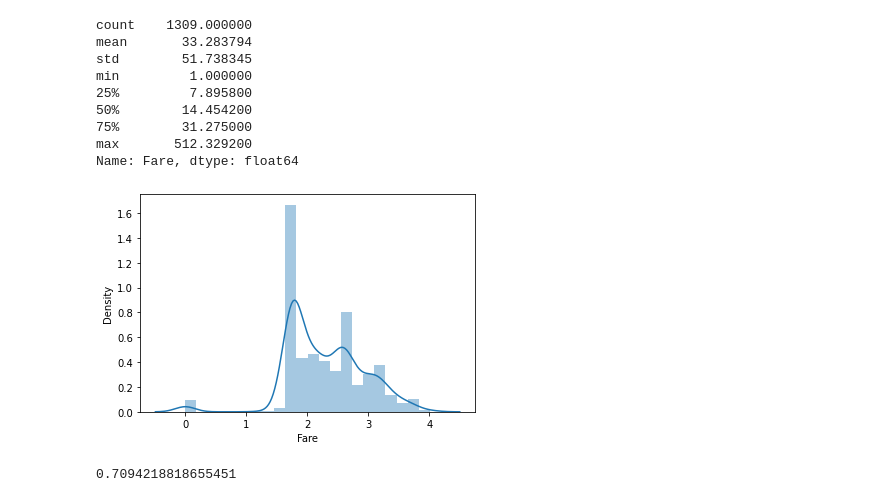
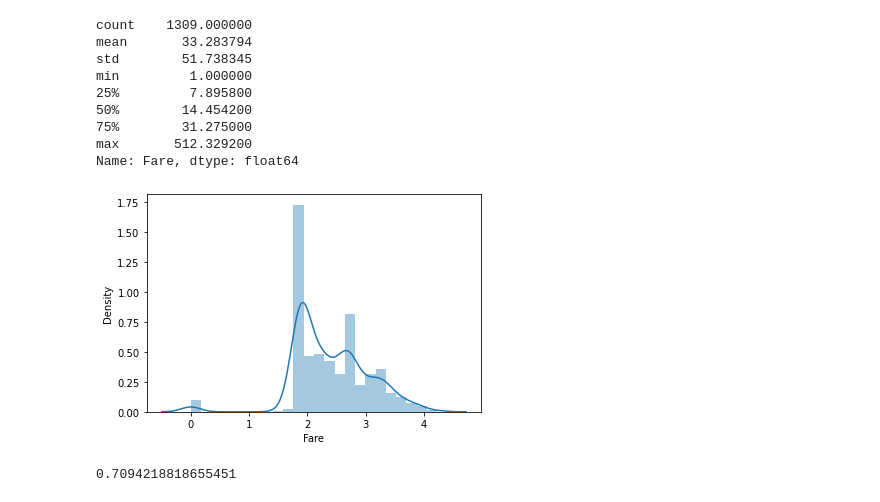
Before and after one commit to yuzonshen/ML100Days, a Jupyter notebook: homework/D023_數值型特徵-去除偏態_HW.ipynb, the cells around one changed output. Drawn from its saved outputs; the diff is of its cells as text; code cells hidden in the pictures.

```diff
--- a/homework/D023_數值型特徵-去除偏態_HW.ipynb
+++ b/homework/D023_數值型特徵-去除偏態_HW.ipynb
@@ -135,19 +137,22 @@ max       512.329200
 Name: Fare, dtype: float64
 # %%
 # 將 Fare 取 boxcox 後, 看散佈圖, 並計算分數 (執行會有 error, 請試圖修正)
+# 為使Fare=0 為正值, 將所有Fare的值 全數加 1 的方式 較合理!!
+
 from scipy import stats
 df_fixed = copy.deepcopy(df)
 
-df_fixed.loc[df_fixed['Fare']==0,['Fare']] = 1
+# df_fixed.loc[df_fixed['Fare']==0,['Fare']] = 1
+df_fixed['Fare'] = df_fixed['Fare'] + 1
 
 df_fixed['Fare'] = stats.boxcox(df_fixed['Fare'])[0]
 sns.distplot(df_fixed['Fare'][:train_num])
 plt.show()
 
 df_fixed = MMEncoder.fit_transform(df_fixed)
 train_X = df_fixed[:train_num]
 estimator = LogisticRegression()
 cross_val_score(estimator, train_X, train_Y, cv=5).mean()
 # %% [output]
-[figure, old version]
+[figure, new version]
 0.7094218818655451
```
Also changed, not shown: parts of 2 cells of this notebook.
